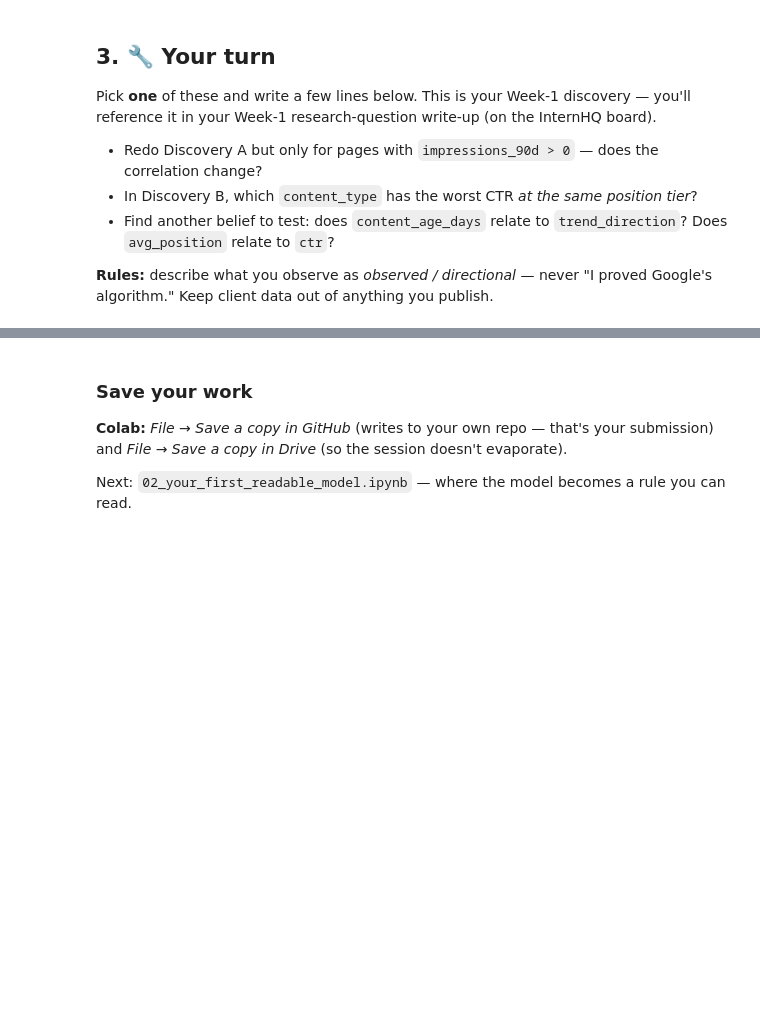
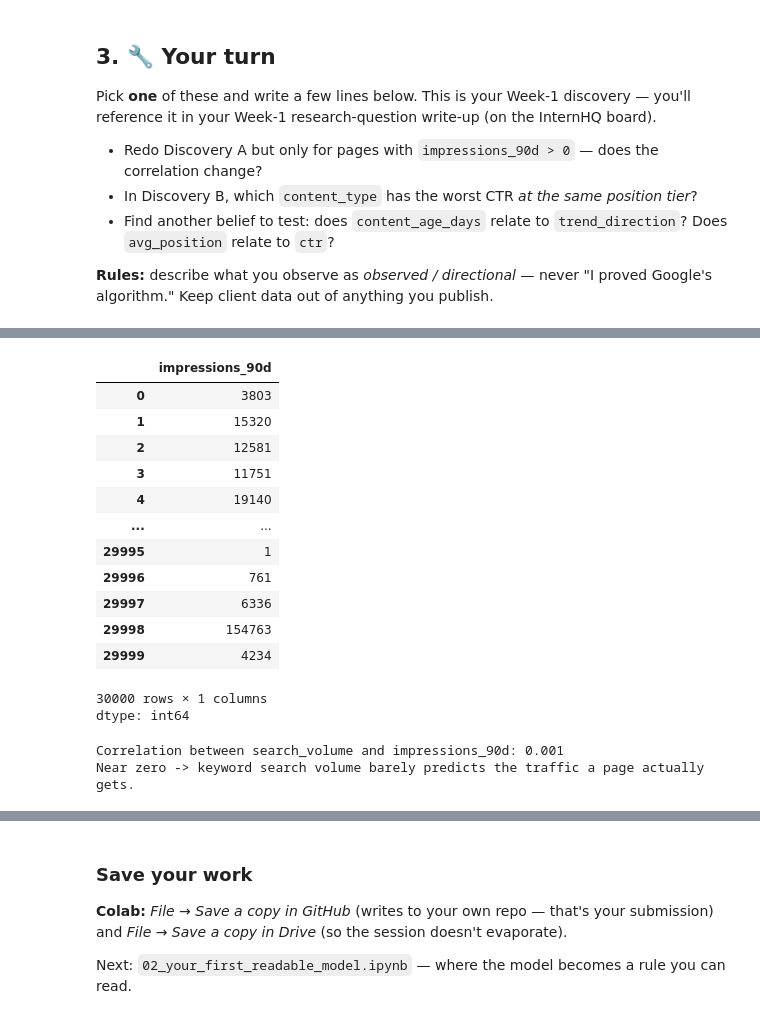
Before and after one commit to ZeeeeCS/InternshipML-FirstAssignment, a Jupyter notebook: notebooks/01_first_look_and_discovery.ipynb, the cells around one changed output, grey strips where cells are left out. Saved outputs shown, nothing was run; the diff lists cells and outputs as text; code cells hidden in the pictures; blank space fills up the shorter version.

```diff
--- a/notebooks/01_first_look_and_discovery.ipynb
+++ b/notebooks/01_first_look_and_discovery.ipynb
@@ -153,0 +168,29 @@ Pick **one** of these and write a few lines below. This is your Week-1 discovery
+# %%
+# Your discovery here
+imp_positive=df[df["impressions_90d"]>0]
+
+imp_positive['impressions_90d']
+# %% [output]
+|  | impressions_90d |
+| 0 | 3803 |
+| 1 | 15320 |
+| 2 | 12581 |
+| 3 | 11751 |
+| 4 | 19140 |
+| ... | ... |
+| 29995 | 1 |
+| 29996 | 761 |
+| 29997 | 6336 |
+| 29998 | 154763 |
+| 29999 | 4234 |
+30000 rows × 1 columns
+dtype: int64
+# %%
+# Your discovery here
+
+corr = df["search_volume"].corr(imp_positive["impressions_90d"])
+print(f"Correlation between search_volume and impressions_90d: {corr:.3f}")
+print("Near zero -> keyword search volume barely predicts the traffic a page actually gets.")
+# %% [output]
+Correlation between search_volume and impressions_90d: 0.001
+Near zero -> keyword search volume barely predicts the traffic a page actually gets.
```
Also changed, not shown: parts of 3 cells of this notebook.
